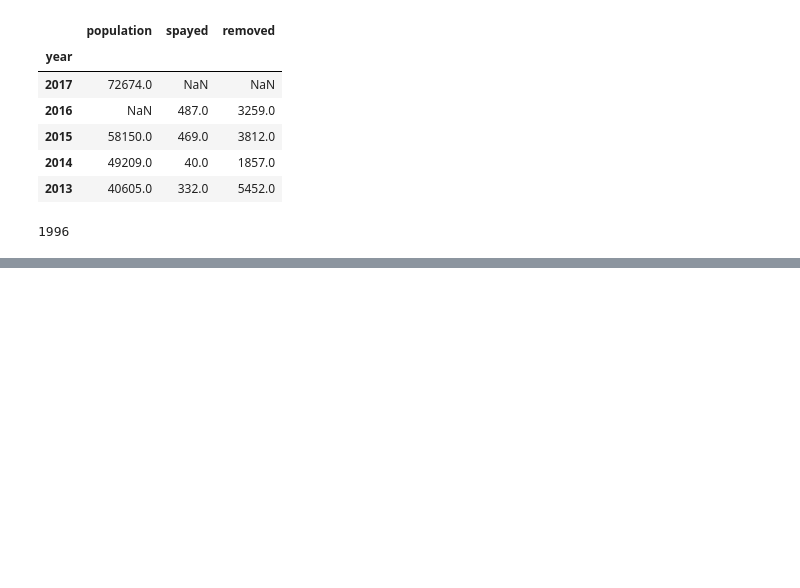
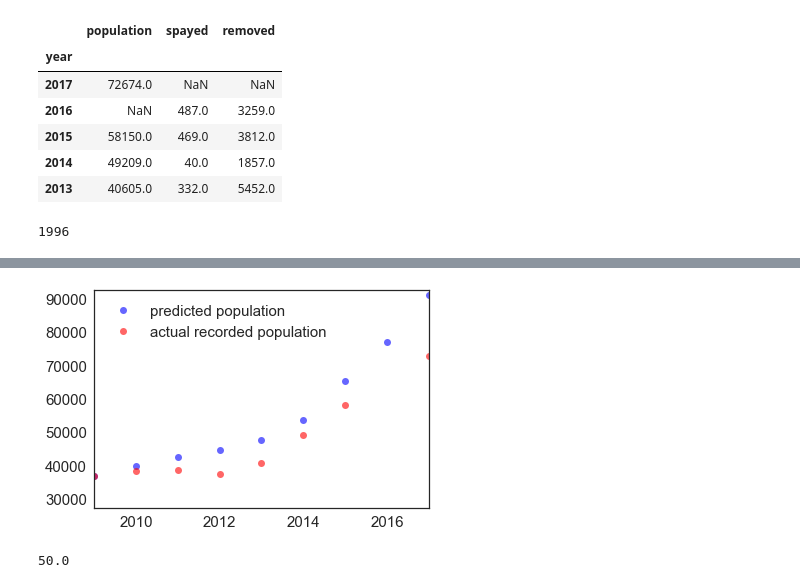
Before and after one commit to chiunaomi/ModSim-1, a Jupyter notebook: code/Horses and Burros.ipynb, the cells around one changed output, grey strips where cells are left out. Saved outputs shown, nothing was run; the diff lists cells and outputs as text; code cells hidden in the pictures; blank space fills up the shorter version.

```diff
--- a/code/Horses and Burros.ipynb
+++ b/code/Horses and Burros.ipynb
@@ -430,0 +214,40 @@ NameError: name 'run_simulation' is not defined
+# %%
+population = data.population
+removal = data.removed
+#first_year = data.index[-1] #these #s are because the data is backwards
+first_year = 2009
+last_year = data.index[0]
+initial_population = data['population'][2009]
+mean_growth_rate = 0.25 #0.156 # mean growth rate calculated from "doubling every 4-5 years" stat
+standard_dev_growth = 0.0085 #standard deviation of growth rate assuming upper and lower growth rate bound 2 sd from mean
+# %%
+system = System(t0 = first_year, p0 = initial_population, t_end = last_year,
+                mean_growth = mean_growth_rate,
+                sd_growth = standard_dev_growth)
+# %%
+def growth_rate(mean = system.mean_growth, sd = system.sd_growth):
+    rate = np.random.normal (mean, sd)
+    return rate
+# %%
+def run_simulation4(system):
+    """Runs a proportional growth model.
+
+    Adds TimeSeries to `system` as `results`.
+
+    system: System object with t0, t_end, p0,
+            birth_rate and death_rate
+    """
+    results = TimeSeries()
+    results[system.t0] = system.p0
+    for t in linrange(system.t0, system.t_end):
+        growth = growth_rate() * results[t]
+        results[t+1] = results[t] + growth - data['removed'][t]
+    system.results = results
+# %%
+run_simulation4(system)
+plot(system.results, 'bo', label = 'predicted population')
+plot(population, 'ro', label='actual recorded population')
+legend()
+xlim(2009, 2017);
+# %% [output]
+[figure, added]
@@ -430,0 +277,7 @@ NameError: name 'run_simulation' is not defined
+# %%
+system.spay_rate
+spayed = system.spay_rate * 100
+reproducing = 100 - spayed
+print (reproducing)
+# %% [output]
+50.0
```
Also changed, not shown: parts of 75 cells of this notebook.
